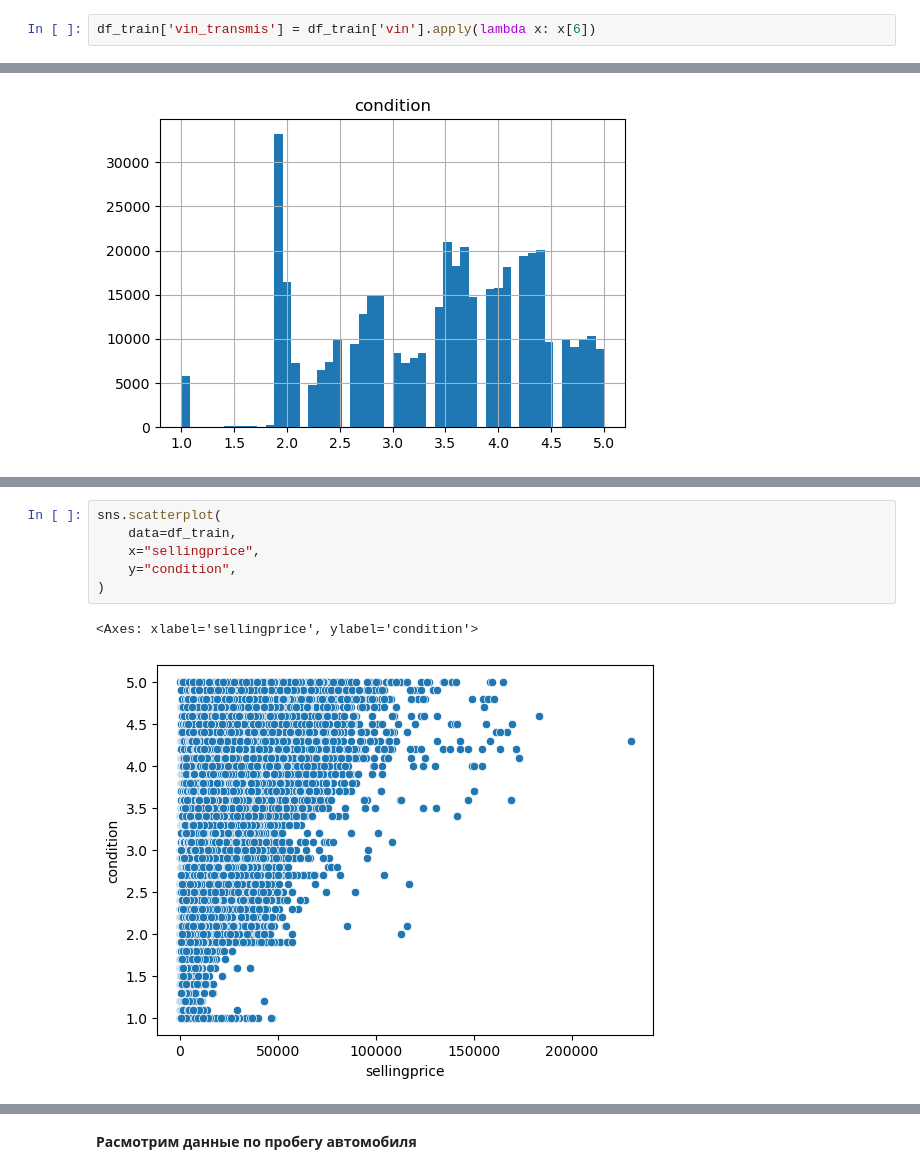
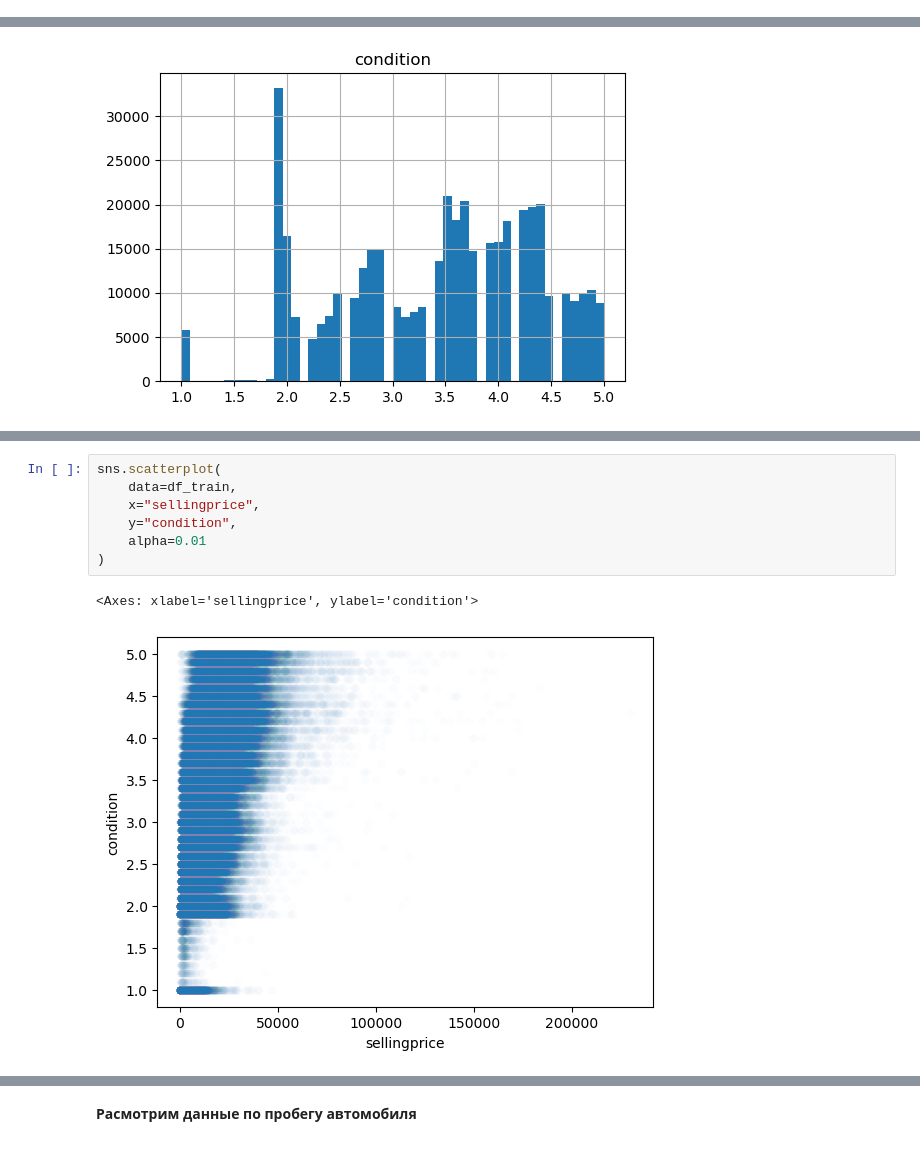
Before and after one commit to ArtemRatoshnyuk/educational_projects, a Jupyter notebook: 20_auto_price_predict/20_auto_price_predict.ipynb, the cells around one changed output, grey strips where cells are left out. Cells and saved outputs as stored; diff of their text form.

```diff
--- a/20_auto_price_predict/20_auto_price_predict.ipynb
+++ b/20_auto_price_predict/20_auto_price_predict.ipynb
@@ -192,8 +192,6 @@ df_train.head(3)
 | 0 | 2011 | Ford | Edge | SEL | suv | automatic | 2fmdk3jc4bba41556 | md | 4.2 | 111041.0 | ... |
 | 1 | 2014 | Ford | Fusion | SE | Sedan | automatic | 3fa6p0h75er208976 | mo | 3.5 | 31034.0 | ... |
 | 2 | 2012 | Nissan | Sentra | 2.0 SL | sedan | automatic | 3n1ab6ap4cl698412 | nj | 2.2 | 35619.0 | ... |
-# %%
-df_train['vin_transmis'] = df_train['vin'].apply(lambda x: x[6])
 # %%
 # Обследуем данные
 info_df(df_train)
@@ -265,9 +315,10 @@ hist_pattern(df_train['condition'], 'condition')
 # %%
 sns.scatterplot(
     data=df_train,
     x="sellingprice",
     y="condition",
+    alpha=0.01
 )
 # %% [output]
 <Axes: xlabel='sellingprice', ylabel='condition'>
-[figure, old version]
+[figure, new version]
```
Also changed, not shown: parts of 51 cells of this notebook.
